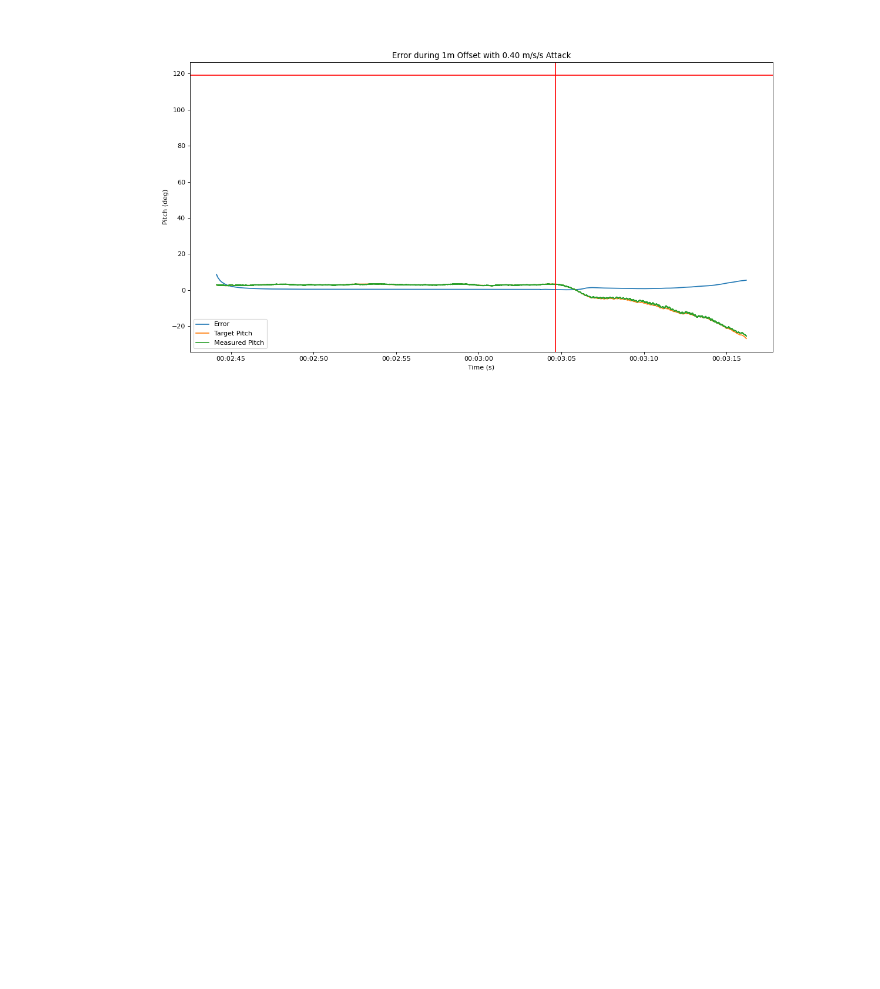
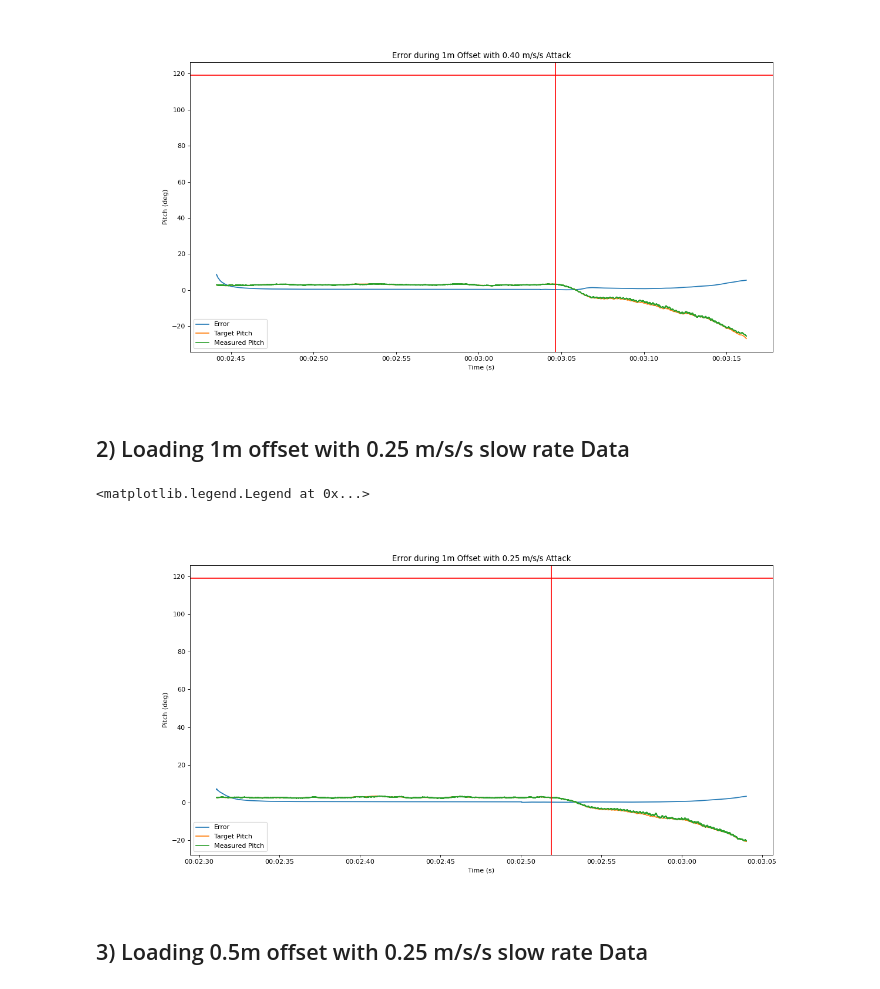
Before and after one commit to BaileySri/Practical-Software-Defense-for-GPS-Spoofing-on-a-Hobby-UAV-Offline, a Jupyter notebook: notebooks/1.2-bks-GPS-Choi.ipynb, the cells around one changed output. Drawn from its saved outputs; the diff is of its cells as text; code cells hidden in the pictures; blank space fills up the shorter version.

Commit message:
All missions tested with Choi

```diff
--- a/notebooks/1.2-bks-GPS-Choi.ipynb
+++ b/notebooks/1.2-bks-GPS-Choi.ipynb
@@ -96,17 +96,58 @@ df = df[df['TimeUS'] < attack_end].reset_index(drop=True)
 # %%
 import matplotlib.pyplot as plt
+MSEs = []
 
-MSEs = choi(df.DesPitch, df.Pitch)
+MSEs.append(choi(df.DesPitch, df.Pitch))
 plt.figure(figsize=(16, 8), dpi=80)
-plt.plot(df.TimeUS, MSEs, label="Error")
+plt.plot(df.TimeUS, MSEs[-1], label="Error")
 plt.plot(df.TimeUS, df.DesPitch, label="Target Pitch")
 plt.plot(df.TimeUS, df.Pitch, label="Measured Pitch")
-plt.axvline(attack_start, color='r')
+plt.axvline(attack_start[-1], color='r')
 plt.axhline(119, color='r')
 plt.xlabel("Time (s)")
 plt.ylabel("Pitch (deg)")
-plt.title("Error during 1m Offset with 0.40 m/s/s Attack")
+plt.title("Error during 1m Offset with 0.40m/s/s Attack")
 plt.legend()
 # %% [output]
 <matplotlib.legend.Legend at 0x...>
 [figure]
+# %% [markdown]
+## 2) Loading 1m offset with 0.25 m/s/s slow rate Data
+# %%
+#Read in data file
+data_dir = "../src/choi/"
+file = "Live-C-Idle-Attack-1m-0_25mss.csv"
+df = pd.read_csv(data_dir + file)
+
+#All of the data is numeric and should be treated as such
+df = df.apply(pd.to_numeric)
+
+#Set index to be the timestamps so we can drop duplicate rows
+#then reset index to be row number
+df.set_index("TimeUS",inplace=True)
+df = df.drop_duplicates()
+df.reset_index(inplace=True)
+df['TimeUS'] = pd.to_datetime(df['TimeUS'], unit='us')
+
+attack_start.append(pd.to_datetime(171902803, unit='us'))
+attack_end.append(pd.to_datetime(184020977, unit='us'))
+
+df = df[df['TimeUS'] < attack_end[-1]].reset_index(drop=True)
+TimeUS.append(df.TimeUS)
+# %%
+MSEs.append(choi(df.DesPitch, df.Pitch))
+plt.figure(figsize=(16, 8), dpi=80)
+plt.plot(df.TimeUS, MSEs[-1], label="Error")
+plt.plot(df.TimeUS, df.DesPitch, label="Target Pitch")
+plt.plot(df.TimeUS, df.Pitch, label="Measured Pitch")
+plt.axvline(attack_start[-1], color='r')
+plt.axhline(119, color='r')
+plt.xlabel("Time (s)")
+plt.ylabel("Pitch (deg)")
+plt.title("Error during 1m Offset with 0.25m/s/s Attack")
+plt.legend()
+# %% [output]
+<matplotlib.legend.Legend at 0x...>
+[figure, added]
+# %% [markdown]
+## 3) Loading 0.5m offset with 0.25 m/s/s slow rate Data
```
Also changed, not shown: parts of 13 cells of this notebook, 1 other file.
